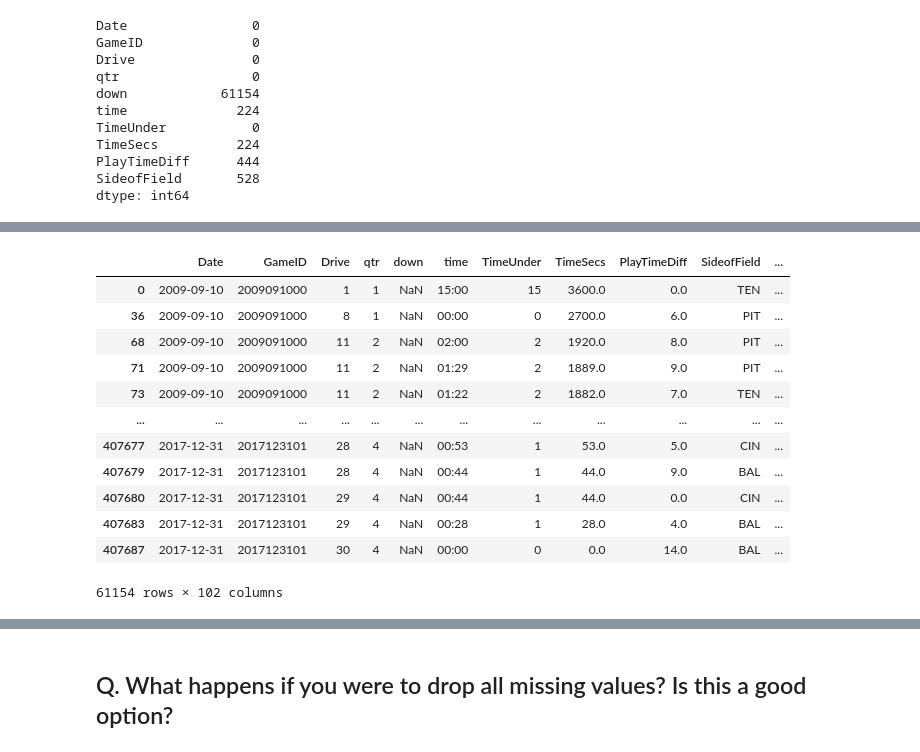
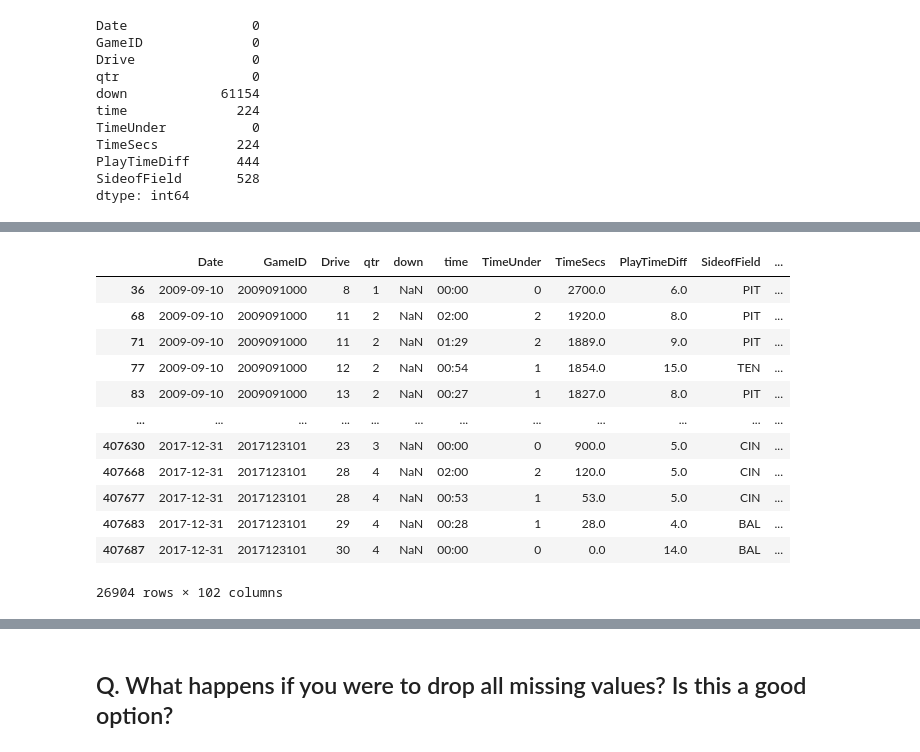
Before and after one commit to ryandhjeon/CS6010-basic-data-cleaning, a Jupyter notebook: notebooks/nfl.ipynb, the cells around one changed output, grey strips where cells are left out. Cells and saved outputs as stored; diff of their text form; code cells hidden in the pictures.

```diff
--- a/notebooks/nfl.ipynb
+++ b/notebooks/nfl.ipynb
@@ -207,16 +205,16 @@ __Was not recorded, but not important__
 # %%
-nfl[nfl['down'].isnull()]
+nfl[nfl['PosTeamScore'].isnull()]
 # %% [output]
 |  | Date | GameID | Drive | qtr | down | time | TimeUnder | TimeSecs | PlayTimeDiff | SideofField | ... |
-| 0 | 2009-09-10 | 2009091000 | 1 | 1 | NaN | 15:00 | 15 | 3600.0 | 0.0 | TEN | ... |
 | 36 | 2009-09-10 | 2009091000 | 8 | 1 | NaN | 00:00 | 0 | 2700.0 | 6.0 | PIT | ... |
 | 68 | 2009-09-10 | 2009091000 | 11 | 2 | NaN | 02:00 | 2 | 1920.0 | 8.0 | PIT | ... |
 | 71 | 2009-09-10 | 2009091000 | 11 | 2 | NaN | 01:29 | 2 | 1889.0 | 9.0 | PIT | ... |
-| 73 | 2009-09-10 | 2009091000 | 11 | 2 | NaN | 01:22 | 2 | 1882.0 | 7.0 | TEN | ... |
+| 77 | 2009-09-10 | 2009091000 | 12 | 2 | NaN | 00:54 | 1 | 1854.0 | 15.0 | TEN | ... |
+| 83 | 2009-09-10 | 2009091000 | 13 | 2 | NaN | 00:27 | 1 | 1827.0 | 8.0 | PIT | ... |
 | ... | ... | ... | ... | ... | ... | ... | ... | ... | ... | ... | ... |
+| 407630 | 2017-12-31 | 2017123101 | 23 | 3 | NaN | 00:00 | 0 | 900.0 | 5.0 | CIN | ... |
+| 407668 | 2017-12-31 | 2017123101 | 28 | 4 | NaN | 02:00 | 2 | 120.0 | 5.0 | CIN | ... |
 | 407677 | 2017-12-31 | 2017123101 | 28 | 4 | NaN | 00:53 | 1 | 53.0 | 5.0 | CIN | ... |
-| 407679 | 2017-12-31 | 2017123101 | 28 | 4 | NaN | 00:44 | 1 | 44.0 | 9.0 | BAL | ... |
-| 407680 | 2017-12-31 | 2017123101 | 29 | 4 | NaN | 00:44 | 1 | 44.0 | 0.0 | CIN | ... |
 | 407683 | 2017-12-31 | 2017123101 | 29 | 4 | NaN | 00:28 | 1 | 28.0 | 4.0 | BAL | ... |
 | 407687 | 2017-12-31 | 2017123101 | 30 | 4 | NaN | 00:00 | 0 | 0.0 | 14.0 | BAL | ... |
-61154 rows × 102 columns
+26904 rows × 102 columns
```
Also changed, not shown: parts of 18 cells of this notebook, 2 other files.
